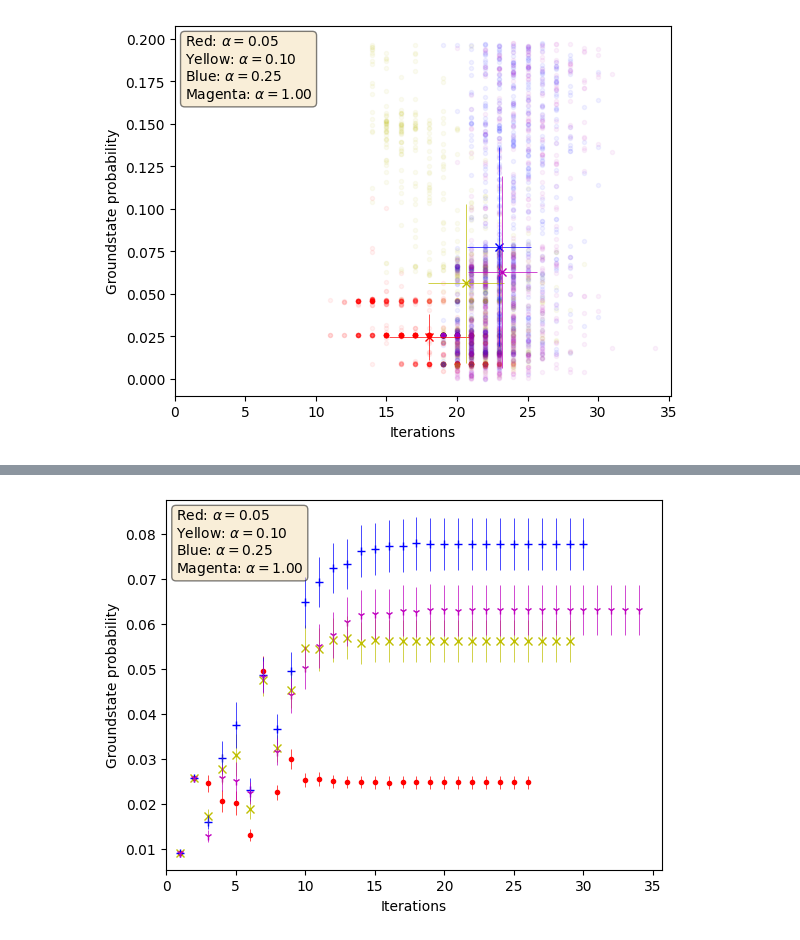
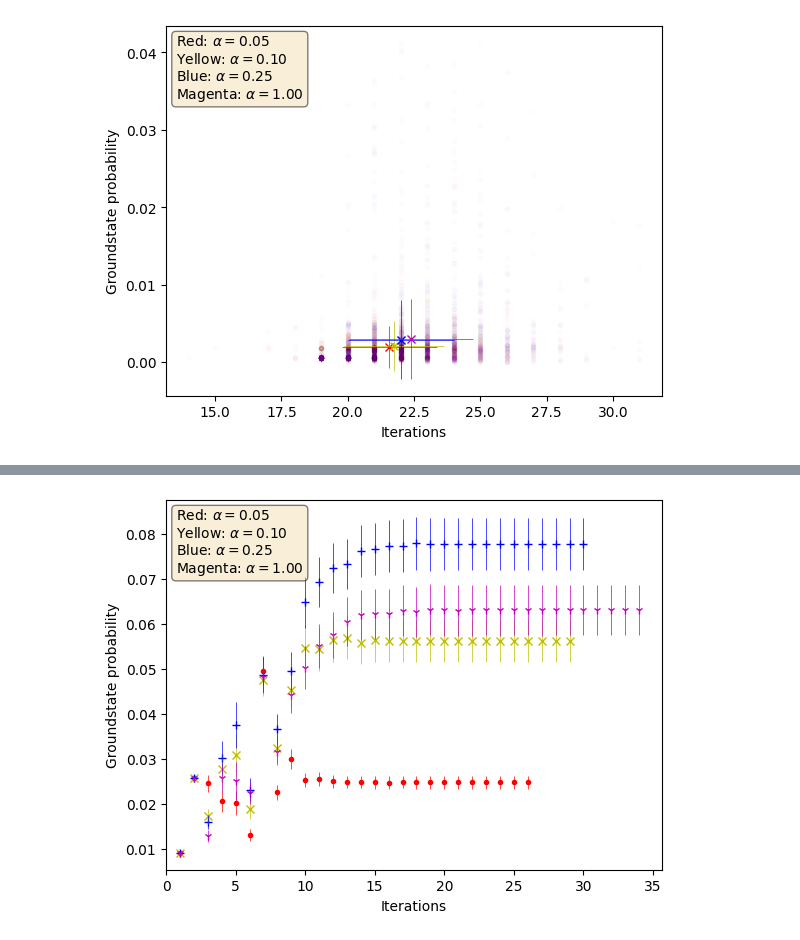
Before and after one commit to jacobljungberg/Testing_CVaR_on_QAOA, a Jupyter notebook: examples/Data_analysis.ipynb, the cells around one changed output, grey strips where cells are left out. Saved outputs shown, nothing was run; the diff lists cells and outputs as text; code cells hidden in the pictures.

Commit message:
All files updated for plotting, plot multuple measurements

```diff
--- a/examples/Data_analysis.ipynb
+++ b/examples/Data_analysis.ipynb
@@ -109,6 +109,14 @@ alpha005_3x2_samp32_inparams_1_1_1_1_1_1_df = pd.read_csv('pettson_data_test/HPP
 alpha010_3x2_samp32_inparams_1_1_1_1_1_1_df = pd.read_csv('pettson_data_test/HPPH/3X2/sekvens HPPH, gridsize 3X2, p 3, alpha 0.1, Optimizer COBYLA, tol 0.001, initial parameters 1 1 1, 1 1 1, samples 32, number of tests 1000.csv')
 alpha025_3x2_samp32_inparams_1_1_1_1_1_1_df = pd.read_csv('pettson_data_test/HPPH/3X2/sekvens HPPH, gridsize 3X2, p 3, alpha 0.25, Optimizer COBYLA, tol 0.001, initial parameters 1 1 1, 1 1 1, samples 32, number of tests 1000.csv')
 alpha100_3x2_samp32_inparams_1_1_1_1_1_1_df = pd.read_csv('pettson_data_test/HPPH/3X2/sekvens HPPH, gridsize 3X2, p 3, alpha 1.0, Optimizer COBYLA, tol 0.001, initial parameters 1 1 1, 1 1 1, samples 32, number of tests 1000.csv')
+
+
+
+
+alpha005_HHHPPH = pd.read_csv('pettson_data_test/HPPH/3X2/sekvens HPPH, gridsize 3X2, p 1, alpha 0.05, Optimizer COBYLA, tol 0.001, initial parameters 1, 1, samples 32, number of tests 1000.csv')
+alpha010_HHHPPH = pd.read_csv('pettson_data_test/HPPH/3X2/sekvens HPPH, gridsize 3X2, p 1, alpha 0.1, Optimizer COBYLA, tol 0.001, initial parameters 1, 1, samples 32, number of tests 1000.csv')
+alpha025_HHHPPH = pd.read_csv('pettson_data_test/HPPH/3X2/sekvens HPPH, gridsize 3X2, p 1, alpha 0.25, Optimizer COBYLA, tol 0.001, initial parameters 1, 1, samples 32, number of tests 1000.csv')
+alpha100_HHHPPH = pd.read_csv('pettson_data_test/HPPH/3X2/sekvens HPPH, gridsize 3X2, p 1, alpha 1.0, Optimizer COBYLA, tol 0.001, initial parameters 1, 1, samples 32, number of tests 1000.csv')
 # %%
 # Den här funktionen skapar listor av alla floatlists (med ground state probability)
 #bara för att kunna jobba med filerna
@@ -124,7 +132,7 @@ def tofloatlists(dataframe, datatype): #dataframe is the csv-file that's been re
 
     return floatlists
 # %%
-datatype = "Ground state probability"
+datatype = "CVaR cost"
 problist_alpha005 = tofloatlists(alpha005_2x2_samp32_inparams_01_01_df, datatype)
 problist_alpha010 = tofloatlists(alpha010_2x2_samp32_inparams_01_01_df, datatype)
 problist_alpha025 = tofloatlists(alpha025_2x2_samp32_inparams_01_01_df, datatype)
@@ -147,3 +216,8 @@ grid2x2p1_01 = topackage(alpha005_2x2_samp32_inparams_01_01_df, alpha010_2x2_sam
+# %%
+problist_alpha005 = HHHPPH[0]
+problist_alpha010 = HHHPPH[1]
+problist_alpha025 = HHHPPH[2]
+problist_alpha100 = HHHPPH[3]
 # %%
 #ett medelvärde av antal iterationer det tar innan COBYLA slutar optimera (samt medelvärde av slutvärdena)
 
@@ -168,16 +242,16 @@ def average_final_value(problists):
 fig, ax = plt.subplots()
 
 for prob_vector in problist_alpha005:
-    ax.plot(len(prob_vector), prob_vector[-1], 'r.', linewidth=1, alpha = 0.05) #alpha is how transparent the plot is
+    ax.plot(len(prob_vector), prob_vector[-1], 'r.', linewidth=1, alpha = 0.01) #alpha is how transparent the plot is
 
 for prob_vector in problist_alpha010:
-    ax.plot(len(prob_vector), prob_vector[-1], 'y.', linewidth=1, alpha = 0.05)
+    ax.plot(len(prob_vector), prob_vector[-1], 'y.', linewidth=1, alpha = 0.01)
 
 for prob_vector in problist_alpha025:
-    ax.plot(len(prob_vector), prob_vector[-1], 'b.', linewidth=1, alpha = 0.05)
+    ax.plot(len(prob_vector), prob_vector[-1], 'b.', linewidth=1, alpha = 0.01)
 
 for prob_vector in problist_alpha100:
-    ax.plot(len(prob_vector), prob_vector[-1], 'm.', linewidth=1, alpha = 0.05)
+    ax.plot(len(prob_vector), prob_vector[-1], 'm.', linewidth=1, alpha = 0.01)
 
 
 #medelvärdet plottas här
@@ -190,35 +264,35 @@ ax.errorbar(x=x_coord005,y=y_coord005, yerr=yerr005,
 ax.plot(x_coord010, y_coord010, 'yx', linewidth=1)
 ax.errorbar(x=x_coord010,y=y_coord010, yerr=yerr010,
             xerr=xerr010, linestyle='none', ecolor = 'y', elinewidth=0.5)
 
 [x_coord025,y_coord025], [xerr025,yerr025] = average_final_value(problist_alpha025)
 ax.plot(x_coord025, y_coord025, 'bx', linewidth=1)
 ax.errorbar(x=x_coord025,y=y_coord025, yerr=yerr025,
             xerr=xerr025, linestyle='none', ecolor = 'b', elinewidth=0.5)
 
 [x_coord100,y_coord100], [xerr100,yerr100] = average_final_value(problist_alpha100)
 ax.plot(x_coord100, y_coord100, 'mx', linewidth=1)
 ax.errorbar(x=x_coord100,y=y_coord100, yerr=yerr100,
             xerr=xerr100, linestyle='none', ecolor = 'm', elinewidth=0.5)
 
 plt.xlabel('Iterations')
 plt.ylabel('Groundstate probability')
 
-ax.set_xlim(0)
+#ax.set_xlim(0)
 
 textstr = '\n'.join((
     r'Red: $\alpha=%.2f$' % 0.05,
     r'Yellow: $\alpha=%.2f$' % 0.10,
     r'Blue: $\alpha=%.2f$' % 0.25,
     r'Magenta: $\alpha=%.2f$' % 1))
 
 props = dict(boxstyle='round', facecolor='wheat', alpha=0.5)
 ax.text(0.02, 0.98, textstr, verticalalignment='top', horizontalalignment='left',
         transform=ax.transAxes, color='black', fontsize=10, bbox=props)
 
 plt.show()
 # %% [output]
-[figure, old version]
+[figure, new version]
 # %%
 #här plottas medelvärdet av alla slutpunkter - så vi ser medelvärdet av antal iterationer samt ground state prob när COBYLA slutar
 
```
Also changed, not shown: parts of 5 cells of this notebook, 29 other files.
